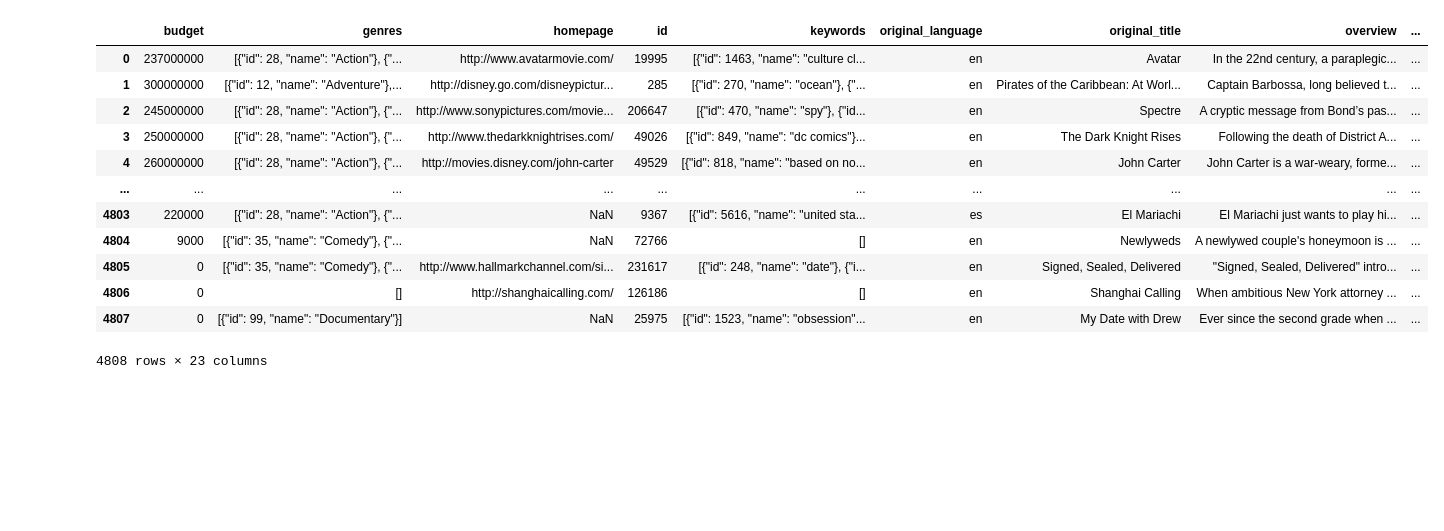
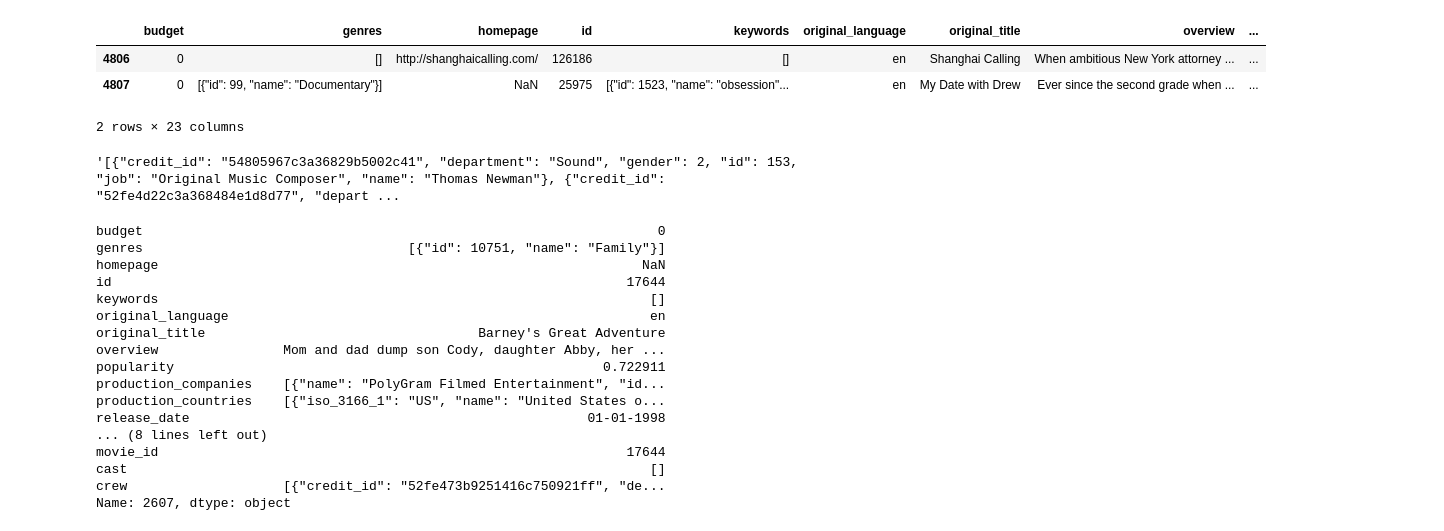
Before and after one commit to Abhishek0075/movieRecommendation, a Jupyter notebook: main.ipynb, the cells around one changed output. Saved outputs shown, nothing was run; the diff lists cells and outputs as text; code cells hidden in the pictures; blank space fills up the shorter version.

```diff
--- a/main.ipynb
+++ b/main.ipynb
@@ -27,17 +34,8 @@ movies_df
 # %%
 merged=movies_df.merge(credits_df,on="title")
-merged
+merged.tail(2)
 # %% [output]
 |  | budget | genres | homepage | id | keywords | original_language | original_title | overview | ... |
-| 0 | 237000000 | [{"id": 28, "name": "Action"}, {"... | http://www.avatarmovie.com/ | 19995 | [{"id": 1463, "name": "culture cl... | en | Avatar | In the 22nd century, a paraplegic... | ... |
-| 1 | 300000000 | [{"id": 12, "name": "Adventure"},... | http://disney.go.com/disneypictur... | 285 | [{"id": 270, "name": "ocean"}, {"... | en | Pirates of the Caribbean: At Worl... | Captain Barbossa, long believed t... | ... |
-| 2 | 245000000 | [{"id": 28, "name": "Action"}, {"... | http://www.sonypictures.com/movie... | 206647 | [{"id": 470, "name": "spy"}, {"id... | en | Spectre | A cryptic message from Bond’s pas... | ... |
-| 3 | 250000000 | [{"id": 28, "name": "Action"}, {"... | http://www.thedarkknightrises.com/ | 49026 | [{"id": 849, "name": "dc comics"}... | en | The Dark Knight Rises | Following the death of District A... | ... |
-| 4 | 260000000 | [{"id": 28, "name": "Action"}, {"... | http://movies.disney.com/john-carter | 49529 | [{"id": 818, "name": "based on no... | en | John Carter | John Carter is a war-weary, forme... | ... |
-| ... | ... | ... | ... | ... | ... | ... | ... | ... | ... |
-| 4803 | 220000 | [{"id": 28, "name": "Action"}, {"... | NaN | 9367 | [{"id": 5616, "name": "united sta... | es | El Mariachi | El Mariachi just wants to play hi... | ... |
-| 4804 | 9000 | [{"id": 35, "name": "Comedy"}, {"... | NaN | 72766 | [] | en | Newlyweds | A newlywed couple's honeymoon is ... | ... |
-| 4805 | 0 | [{"id": 35, "name": "Comedy"}, {"... | http://www.hallmarkchannel.com/si... | 231617 | [{"id": 248, "name": "date"}, {"i... | en | Signed, Sealed, Delivered | "Signed, Sealed, Delivered" intro... | ... |
 | 4806 | 0 | [] | http://shanghaicalling.com/ | 126186 | [] | en | Shanghai Calling | When ambitious New York attorney ... | ... |
 | 4807 | 0 | [{"id": 99, "name": "Documentary"}] | NaN | 25975 | [{"id": 1523, "name": "obsession"... | en | My Date with Drew | Ever since the second grade when ... | ... |
-4808 rows × 23 columns
+2 rows × 23 columns
@@ -50,0 +42,25 @@ def convert(obj):
+# %%
+merged["crew"][2]
+# %% [output]
+'[{"credit_id": "54805967c3a36829b5002c41", "department": "Sound", "gender": 2, "id": 153, "job": "Original Music Composer", "name": "Thomas Newman"}, {"credit_id": "52fe4d22c3a368484e1d8d77", "depart ...
+# %%
+show_row = merged.iloc[2607]
+show_row
+# %% [output]
+budget                                                                  0
+genres                                  [{"id": 10751, "name": "Family"}]
+homepage                                                              NaN
+id                                                                  17644
+keywords                                                               []
+original_language                                                      en
+original_title                                   Barney's Great Adventure
+overview                Mom and dad dump son Cody, daughter Abby, her ...
+popularity                                                       0.722911
+production_companies    [{"name": "PolyGram Filmed Entertainment", "id...
+production_countries    [{"iso_3166_1": "US", "name": "United States o...
+release_date                                                   01-01-1998
+... (8 lines left out)
+movie_id                                                            17644
+cast                                                                   []
+crew                    [{"credit_id": "52fe473b9251416c750921ff", "de...
+Name: 2607, dtype: object
```
Also changed, not shown: parts of 37 cells of this notebook, 2 other files.
